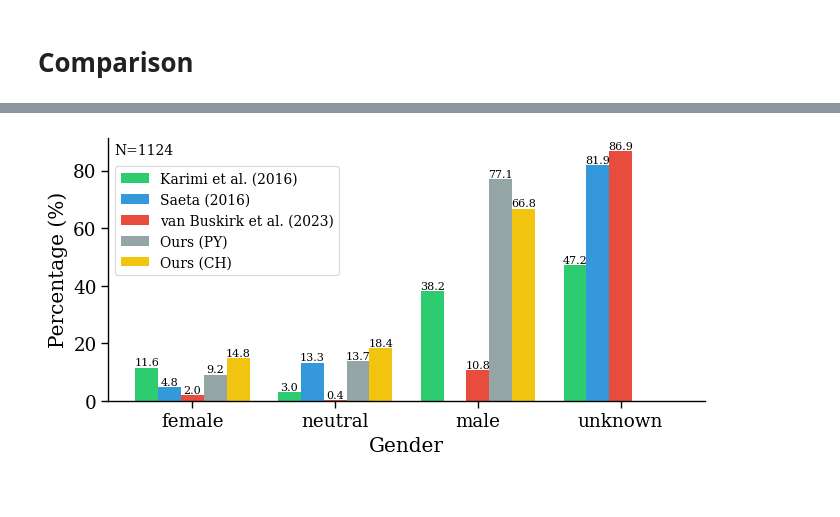
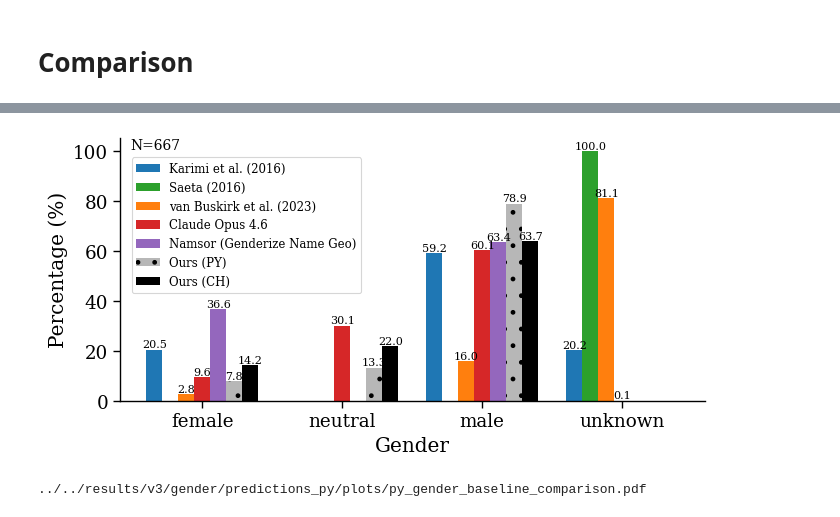
Before and after one commit to CSHVienna/chinese-names-gender, a Jupyter notebook: code/notebooks/4_predictions_py.ipynb, the cells around one changed output, grey strips where cells are left out. Cells and saved outputs as stored; diff of their text form; code cells hidden in the pictures.

```diff
--- a/code/notebooks/4_predictions_py.ipynb
+++ b/code/notebooks/4_predictions_py.ipynb
@@ -217,0 +288,4 @@ df_py_genders.shape
+# %%
+df_py_genders = df_py.set_index('ch_givenname').join(df_aps_ch_agg.set_index('ch_givenname'), how='inner', lsuffix='_ours', rsuffix='_aps')
+df_py_genders.shape
+# (667, 24)
@@ -242,6 +312,8 @@ METHOD_LABELS = {
         "py_gender_karimi": "Karimi et al. (2016)",
         'py_gender_saeta': 'Saeta (2016)',
         "py_gender_buskirk": "van Buskirk et al. (2023)",
+        "py_gender_claude": "Claude Opus 4.6",
+        "py_gender_namsor": "Namsor (Genderize Name Geo)",
         "py_gender_mv": "Ours (PY)",
         "ch_pred_label": "Ours (CH)"
     }
@@ -250,11 +322,32 @@ METHOD_LABELS_SHORT = {
         "py_gender_karimi": "Kar.",
         'py_gender_saeta': "Sae.",
         "py_gender_buskirk": "vBu.",
+        "py_gender_claude": "Cla.",
+        "py_gender_namsor": "Nam.",
         "py_gender_mv": "(PY)",
         "ch_pred_label": "(CH)"
     }
 
-METHOD_ORDER = ['py_gender_karimi', 'py_gender_saeta',"py_gender_buskirk", 'py_gender_mv', 'ch_pred_label']
+METHOD_ORDER = ['py_gender_karimi', 'py_gender_saeta',"py_gender_buskirk", 'py_gender_claude', 'py_gender_namsor',
+                'py_gender_mv', 'ch_pred_label']
+
+COLOR_METHODS = {'py_gender_karimi': "#1f77b4",
+                 'py_gender_buskirk': "#ff7f0e",
+                 'py_gender_saeta': "#2ca02c",
+                 'py_gender_claude': "#d62728",
+                 'py_gender_namsor': "#9467bd",
+                 'py_gender_mv': "#b7b7b7",
+                 'ch_pred_label': "#000000"}
+
+HATCH_METHODS = {'py_gender_karimi': None, #'|',
+                 'py_gender_buskirk': None, #'/',
+                 'py_gender_saeta': None, #'-',
+                 'py_gender_namsor': None, #'x',
+                 'py_gender_claude': None, #'\\',
+                 'py_gender_mv': '.', #'.',
+                 'ch_pred_label': None, # 'o'
+                 }
+
 
 PINYIN_AGG_LABELS = {'py_gender_avg_all': 'Mean (all chars)',
                      'py_gender_weighted_pop_NU': 'Weighted pop.',
@@ -297,24 +391,31 @@ for col, label in PINYIN_AGG_LABELS.items():
 # %%
-fn = f'{PLOT_DIR}/py_gender_baseline_comparison.pdf'
+from matplotlib import hatch
+
+
+postfix = f"_{prefix}" if prefix is not None else ""
+fn = f'{PLOT_DIR}/py_gender_baseline_comparison{postfix}.pdf'
 
 fig, ax = vis.plot_gender_comparison(
     df_py_genders,
     method_order=METHOD_ORDER,
     method_labels=METHOD_LABELS,
     xlabel_order=['female', 'neutral', 'male', 'unknown'],
-    colors=["#2ecc71", "#3498db", "#e74c3c", "#95a5a6", "#f1c40f"],
+    colors = COLOR_METHODS,
+    hatches = HATCH_METHODS,
     use_percentages=True,
     annotate_bars=True,
-    title=None, #f"Gender label (classification) from Pinyin",
+    title=None,
     fn = fn,
-    n_annotation_kwargs={"fontsize": 10, "x": 0.06, "y":0.98, "ha": "center"} ,
-    legend_kwargs={"loc": "upper left", "bbox_to_anchor": (0., 0.92), 'fontsize': 10},
+    n_annotation_kwargs={"fontsize": 10, "x": 0.06, "y":1.0, "ha": "center"} ,
+    legend_kwargs={"loc": "upper left", "bbox_to_anchor": (0.01, 0.95), 'fontsize': 8.5},
     figsize=(7, 3.6),
 )
 vis.plt.show()
 vis.plt.close()
+print(fn)
 # %% [output]
-[figure, old version]
+[figure, new version]
+../../results/v3/gender/predictions_py/plots/py_gender_baseline_comparison.pdf
 # %%
 
 # 1) Pairwise agreement (accuracy) matrix — proportion of rows where methods agree:
```
Also changed, not shown: parts of 28 cells of this notebook, 23 other files.
